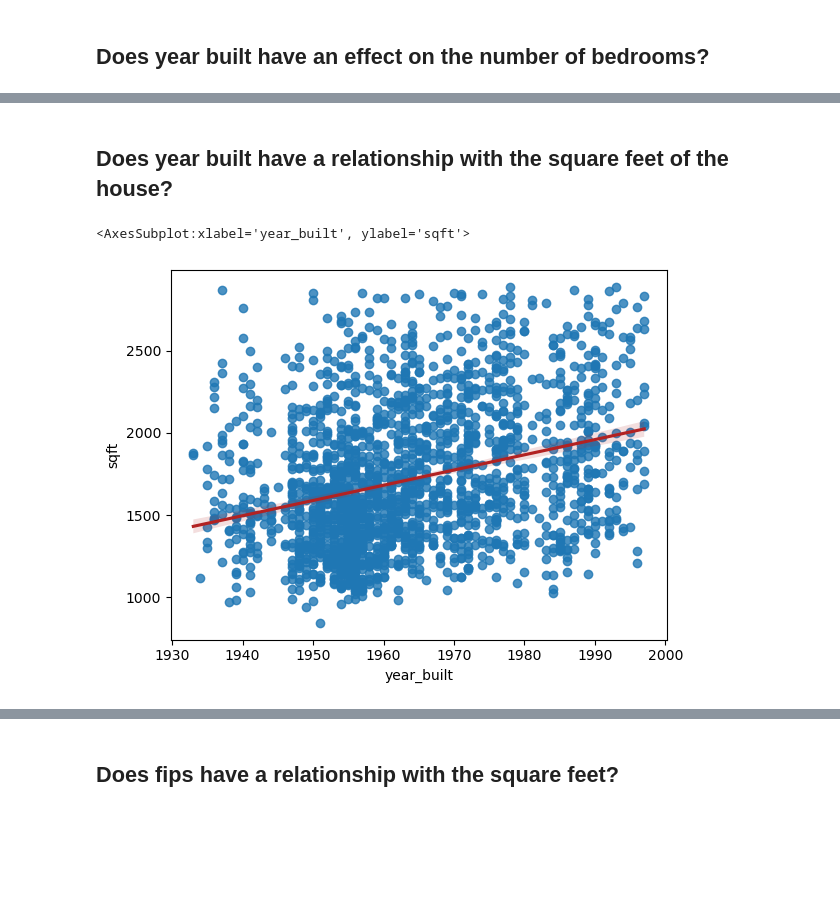
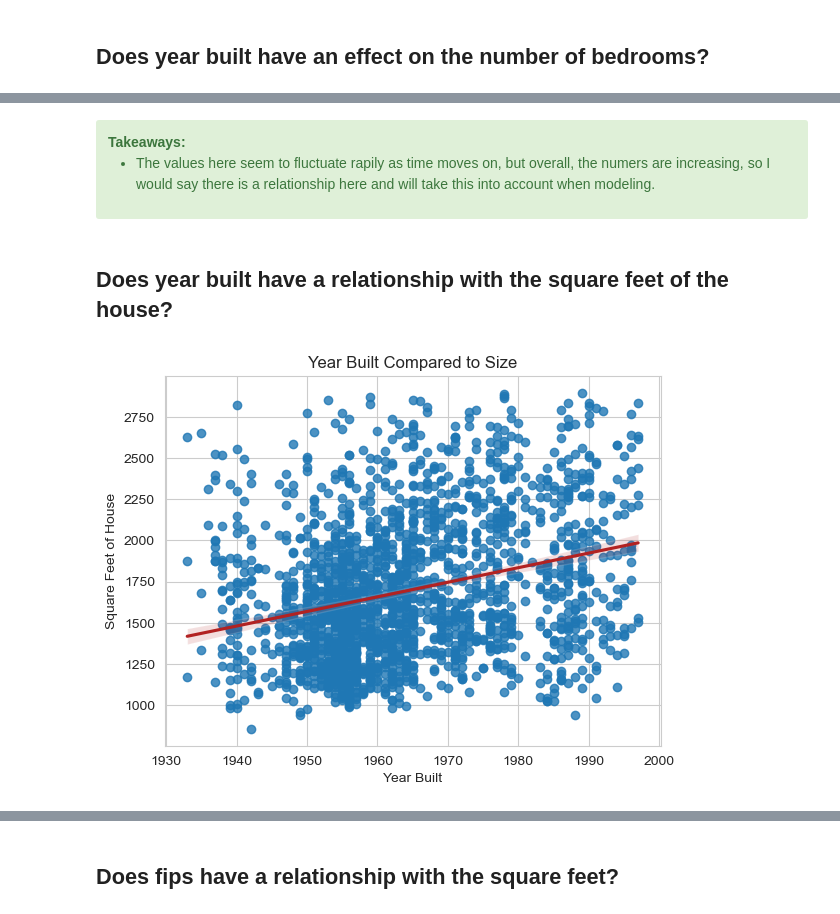
Before and after one commit to shawn-brown12/regression_project, a Jupyter notebook: Final_Report.ipynb, the cells around one changed output, grey strips where cells are left out. Drawn from its saved outputs; the diff is of its cells as text; code cells hidden in the pictures; blank space fills up the shorter version.

```diff
--- a/Final_Report.ipynb
+++ b/Final_Report.ipynb
@@ -129,7 +160,13 @@ explore.first_viz(train)
+# %% [markdown]
+<div class="alert alert-block alert-success">
+<b>Takeaways:</b>
+    <br>
+
+- The values here seem to fluctuate rapily as time moves on, but overall, the numers are increasing, so I would say there is a relationship here and will take this into account when modeling.
 # %% [markdown]
 ## Does year built have a relationship with the square feet of the house?
 # %%
-sns.regplot(x='year_built', y='sqft', data=train.sample(2000), line_kws={'color':'firebrick'})
+#function created for visual 3
+explore.viz_3(train)
 # %% [output]
-<AxesSubplot:xlabel='year_built', ylabel='sqft'>
-[figure, old version]
+[figure, new version]
```
Also changed, not shown: parts of 62 cells of this notebook, 6 other files.
